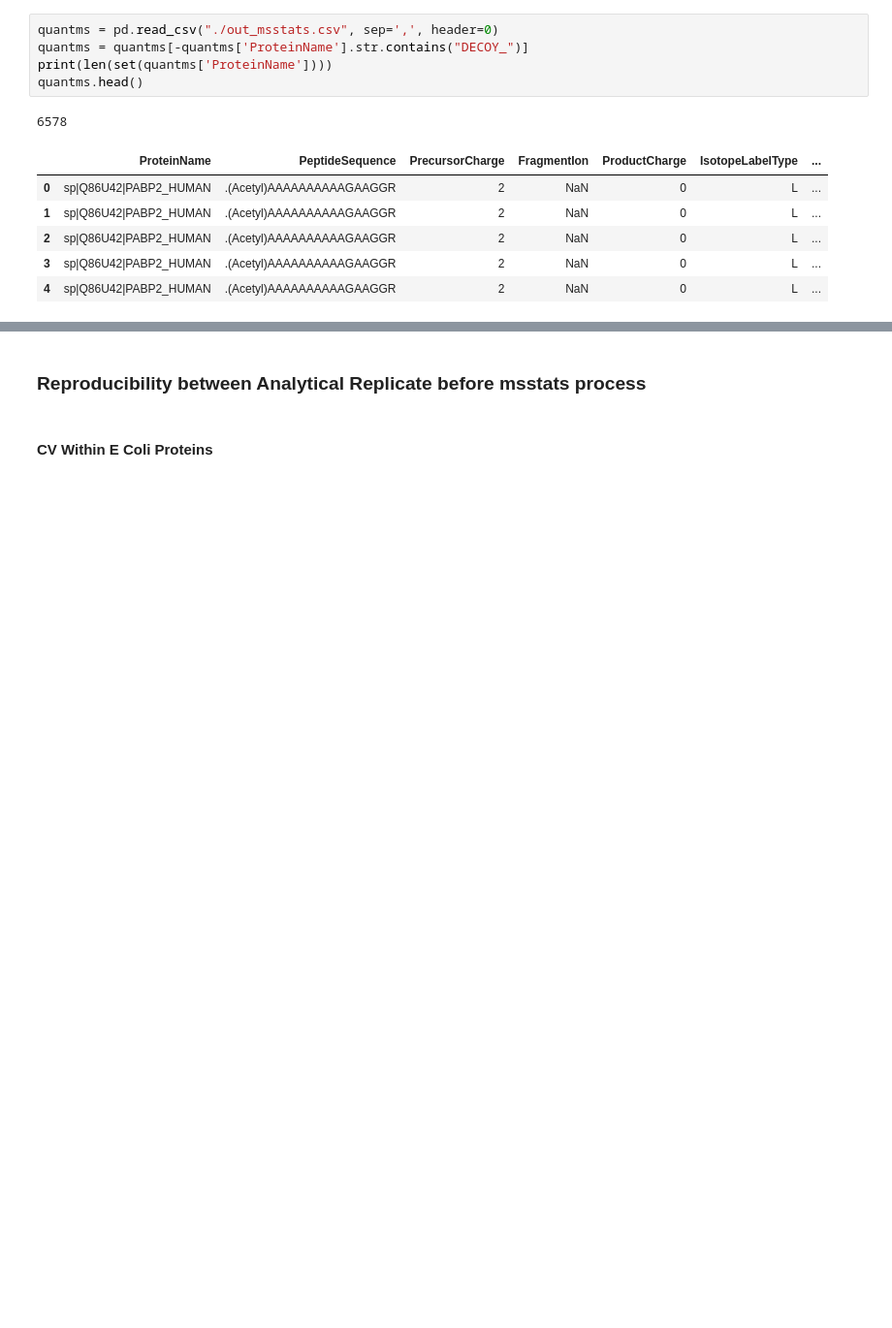
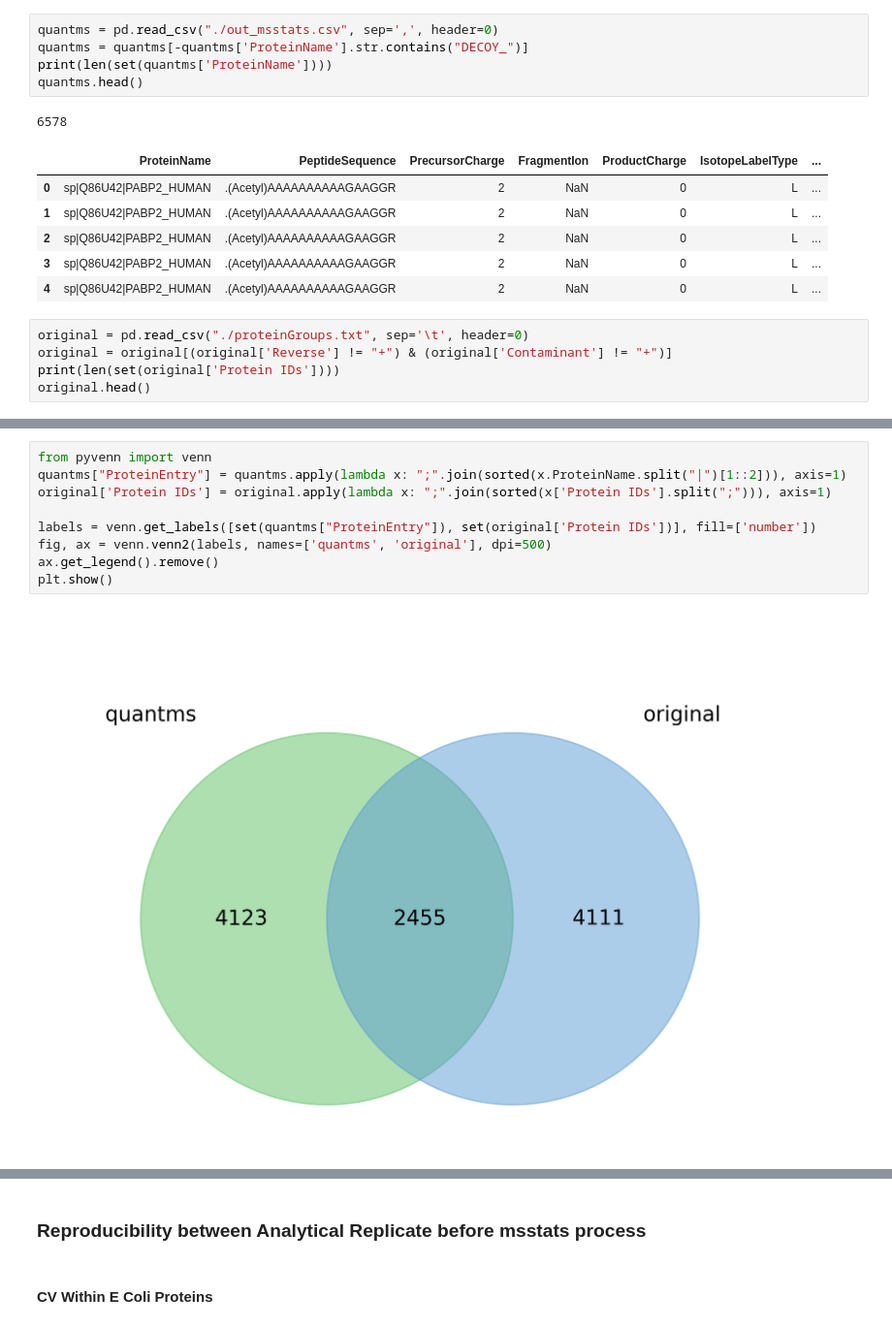
Before and after one commit to ypriverol/quantms-research, a Jupyter notebook: notebooks/PXD000279Benchmark.ipynb, the cells around one changed output, grey strips where cells are left out. Shown at 97% size. Cells and saved outputs as stored; diff of their text form; blank space fills up the shorter version.

```diff
--- a/notebooks/PXD000279Benchmark.ipynb
+++ b/notebooks/PXD000279Benchmark.ipynb
@@ -30,3 +32,8 @@ quantms.head()
 | 2 | sp|Q86U42|PABP2_HUMAN | .(Acetyl)AAAAAAAAAAGAAGGR | 2 | NaN | 0 | L | ... |
 | 3 | sp|Q86U42|PABP2_HUMAN | .(Acetyl)AAAAAAAAAAGAAGGR | 2 | NaN | 0 | L | ... |
 | 4 | sp|Q86U42|PABP2_HUMAN | .(Acetyl)AAAAAAAAAAGAAGGR | 2 | NaN | 0 | L | ... |
+# %%
+original = pd.read_csv("./proteinGroups.txt", sep='\t', header=0)
+original = original[(original['Reverse'] != "+") & (original['Contaminant'] != "+")]
+print(len(set(original['Protein IDs'])))
+original.head()
@@ -32,0 +49,11 @@ quantms.head()
+# %%
+from pyvenn import venn
+quantms["ProteinEntry"] = quantms.apply(lambda x: ";".join(sorted(x.ProteinName.split("|")[1::2])), axis=1)
+original['Protein IDs'] = original.apply(lambda x: ";".join(sorted(x['Protein IDs'].split(";"))), axis=1)
+
+labels = venn.get_labels([set(quantms["ProteinEntry"]), set(original['Protein IDs'])], fill=['number'])
+fig, ax = venn.venn2(labels, names=['quantms', 'original'], dpi=500)
+ax.get_legend().remove()
+plt.show()
+# %% [output]
+[figure, added]
```
Also changed, not shown: parts of 22 cells of this notebook, 29 other files.
